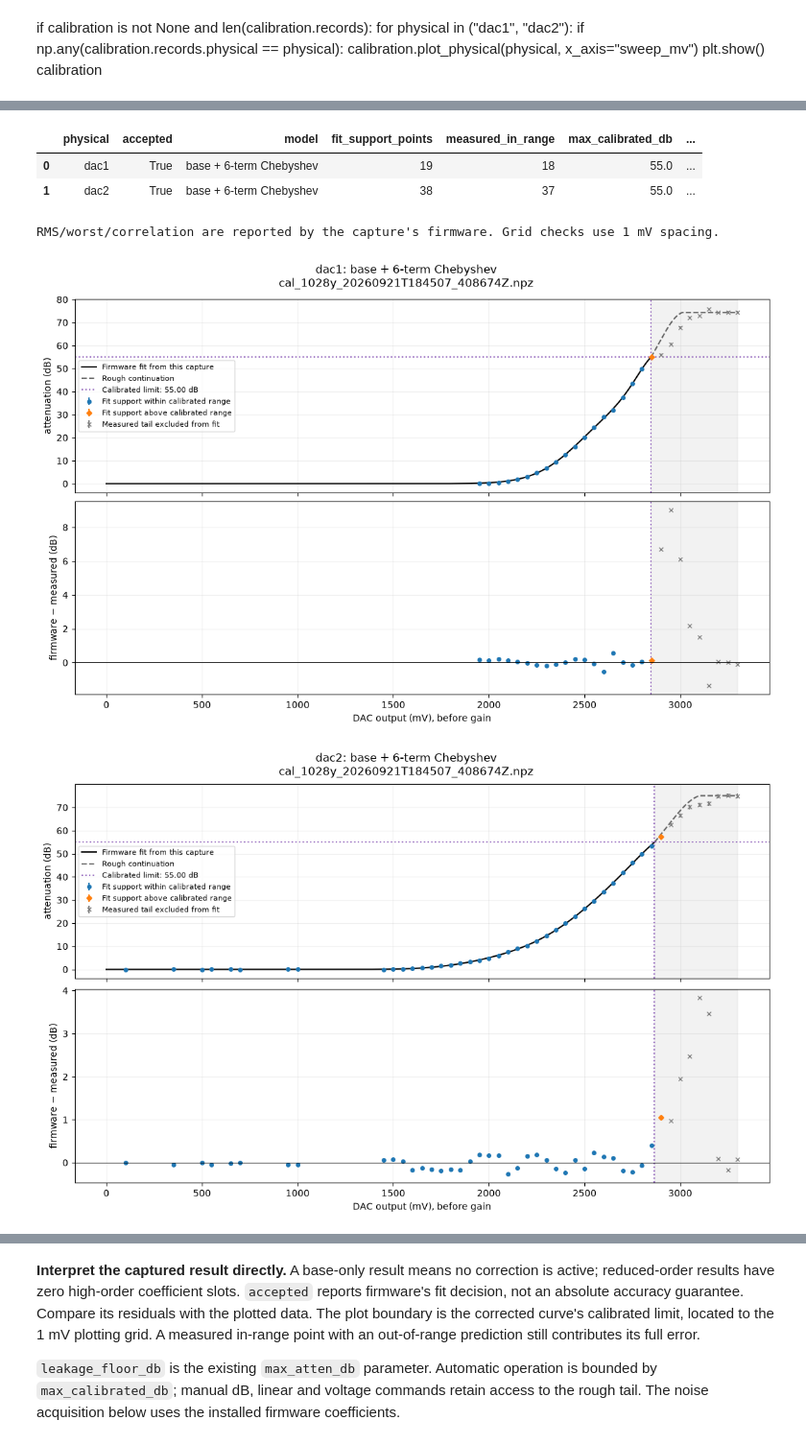
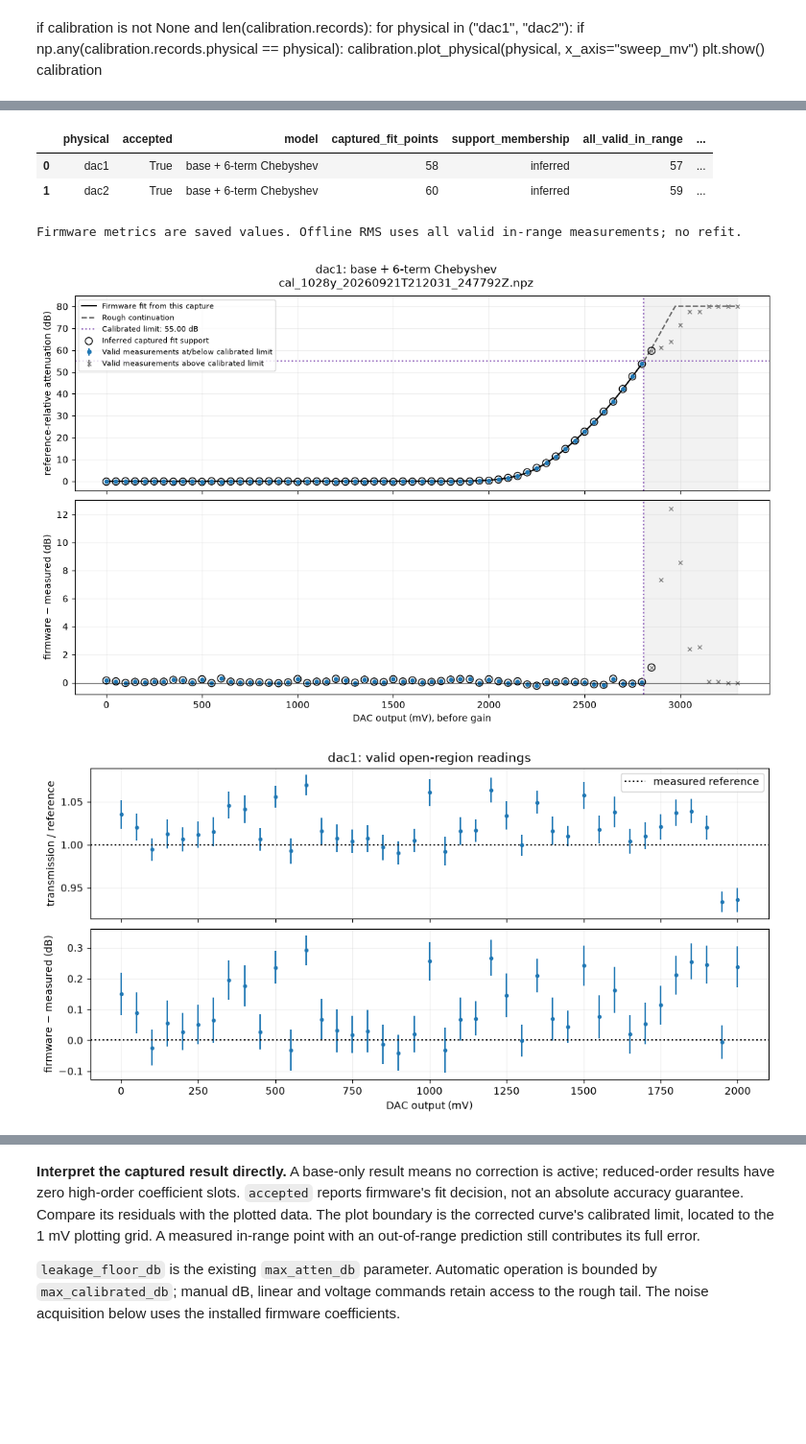
Before and after one commit to COO-Utilities/hispec-tib, a Jupyter notebook: tools/atten_and_tput_cal_and_noise_lab.ipynb, the cells around one changed output, grey strips where cells are left out. Shown at 96% size. Cells and saved outputs as stored; diff of their text form; code cells hidden in the pictures; blank space fills up the shorter version.

```diff
--- a/tools/atten_and_tput_cal_and_noise_lab.ipynb
+++ b/tools/atten_and_tput_cal_and_noise_lab.ipynb
@@ -129,7 +119,6 @@ def setup_snapshot(client):
     """Read experiment context; these queries do not request laser emission."""
     return json_value(dict(utc=datetime.now(timezone.utc).isoformat(), setup=SETUP_NOTES,
         laser=LASER, channel=CHANNEL, output=OUTPUT, fiber=FIBER, flashed_adc_sps=FLASHED_ADC_SPS,
-        static_loss_db=STATIC_LOSS_DB, return_tx=RETURN_TX,
         external_laser_power_mw=EXTERNAL_LASER_POWER_MW,
         status=client.status(), coeff=client.atten_coeff(LASER), atten=client.atten(LASER),
         laser_status=client.laser(LASER), laser_settings=client.laser_settings(LASER),
@@ -154,6 +143,15 @@ def load_calibration(path):
         if "fits" in item:
             item["fits"] = {key: hspcb.AttenuatorFitMetrics(**value) for key, value in item["fits"].items()}
     return hspcb.AttenuatorCalibrationDataset(records, tuple(saved["meta"])), saved["context"]
+
+
+def dark_is_usable(result):
+    """Check captured dark statistics before illumination or offline baseline use; no I/O."""
+    result = json_value(result)
+    window = result.get("dark", {})
+    values = np.array([window.get(key) for key in ("mean_mv", "rms_mv", "min_mv", "max_mv")], dtype=float)
+    return bool(not result.get("pending", False) and np.all(np.isfinite(values))
+                and values[1] >= 0 and values[3] < hspcb.PD_ADC_USABLE_MV)
 # %%
 pcb = hspcb.HispecFibPcb(BROKER, device=DEVICE, connect=True, auto_connect=True)
 # %%
@@ -299,11 +286,13 @@ if RUN_AUTOCAL:
             time.sleep(.25)
             dark = pcb.pd_dark(CHANNEL)
 
+        cal_context["dark"] = json_value(dark)  # Save even a rejected dark in cleanup.
+        if not dark_is_usable(dark):
+            raise RuntimeError("Dark statistics are nonfinite or saturated; inspect detector startup before illumination.")
+
         pd_data = pcb.pd()
         print(f"YJ dark: {pd_data.yj.dark_mv:.3f}±{pd_data.yj.dark_err_mv:.3f} mV\n"
               f"HJ dark: {pd_data.hk.dark_mv:.3f}±{pd_data.hk.dark_err_mv:.3f} mV")
-
-        cal_context["dark"] = json_value(dark)
 
         print(f'Callibrating Atten {LASER}')
         state = pcb.atten_calibrate(LASER, output=OUTPUT, fiber=FIBER, dwell_ms=550, persist=False)
@@ -442,35 +433,38 @@ for physical in ("dac1", "dac2"):
         continue
     gain = float(cal_context.get("coeff", {}).get(physical, {}).get("gain", hspcb.ATTENUATOR_DEFAULT_GAIN))
     firmware = (*firmware[:3], gain, firmware[4], firmware[5])
-    points = derived[(derived.physical == physical) & derived.fit_candidate]
+    points = derived[(derived.physical == physical) & (derived.event == "point")
+                     & (derived.classification == "ok") & np.isfinite(derived.db)]
     support = np.asarray(points.included, dtype=bool)
+    support_known = bool(fit.points and np.sum(support) == fit.points)
     limit = fit.max_calibrated_db
-    # Classify the boundary at firmware measured-dB precision (float32).
-    # The reported firmware metrics remain authoritative.
-    in_range = (support & (np.asarray(points.db, dtype=np.float32) <= np.float32(limit))
+    # Match firmware's measured-dB precision without changing the captured metrics.
+    in_range = (np.asarray(points.db, dtype=np.float32) <= np.float32(limit)
                 if limit is not None else np.zeros(len(points), dtype=bool))
+    residual = hspcb._atten_db_from_coeff(firmware, points.sweep_mv)-points.db
     terms = max((i+1 for i,c in enumerate(firmware[4]) if c != 0), default=0)
     model_name = f"base + {terms}-term Chebyshev" if terms else "base only"
     grid = np.arange(0, hspcb.ATTENUATOR_DRIVE_MAX_MV+1)
     curve = hspcb._atten_db_from_coeff(firmware, grid)
     finite = bool(np.all(np.isfinite(curve)))
-    monotonic = finite and bool(np.all(np.diff(curve) >= -1e-5))
-    nonnegative = finite and bool(np.min(curve) >= 0)
     fit_rows.append(dict(physical=physical, accepted=fit.accepted, model=model_name,
-        fit_support_points=fit.points, measured_in_range=int(np.sum(in_range)),
-        max_calibrated_db=limit, leakage_floor_db=fit.max_atten_db,
-        firmware_rms_db=fit.rms_db, firmware_worst_db=fit.max_abs_db,
-        firmware_correlation=fit.corr, monotonic_grid=monotonic, nonnegative_grid=nonnegative))
+        captured_fit_points=fit.points, support_membership="inferred" if support_known else "unavailable: count mismatch",
+        all_valid_in_range=int(np.sum(in_range)), max_calibrated_db=limit,
+        leakage_floor_db=fit.max_atten_db, firmware_rms_db=fit.rms_db,
+        offline_all_valid_rms_db=float(np.sqrt(np.mean(residual[in_range]**2))) if np.any(in_range) else np.nan,
+        firmware_worst_db=fit.max_abs_db, firmware_correlation=fit.corr,
+        monotonic_grid=finite and bool(np.all(np.diff(curve) >= -1e-5)),
+        nonnegative_grid=finite and bool(np.min(curve) >= 0)))
     firmware_results[physical] = dict(points=points, support=support, in_range=in_range,
-        coefficients=firmware, limit=limit, model_name=model_name)
+        support_known=support_known, coefficients=firmware, limit=limit, model_name=model_name)
 fit_table = pd.DataFrame(fit_rows).round(3)
 display(fit_table.astype(object).where(pd.notna(fit_table), "—"))
-print("RMS/worst/correlation are reported by the capture's firmware. Grid checks use 1 mV spacing.")
+print("Firmware metrics are saved values. Offline RMS uses all valid in-range measurements; no refit.")
 # %% [output]
-|  | physical | accepted | model | fit_support_points | measured_in_range | max_calibrated_db | ... |
-| 0 | dac1 | True | base + 6-term Chebyshev | 19 | 18 | 55.0 | ... |
-| 1 | dac2 | True | base + 6-term Chebyshev | 38 | 37 | 55.0 | ... |
+|  | physical | accepted | model | captured_fit_points | support_membership | all_valid_in_range | ... |
+| 0 | dac1 | True | base + 6-term Chebyshev | 58 | inferred | 57 | ... |
+| 1 | dac2 | True | base + 6-term Chebyshev | 60 | inferred | 59 | ... |
-RMS/worst/correlation are reported by the capture's firmware. Grid checks use 1 mV spacing.
+Firmware metrics are saved values. Offline RMS uses all valid in-range measurements; no refit.
 # %%
 for physical, result in firmware_results.items():
     points, firmware = result["points"], result["coefficients"]
@@ -481,36 +475,53 @@ for physical, result in firmware_results.items():
     if limit is not None:
         crossing = np.flatnonzero(curve >= limit)
         if len(crossing):
             k = int(crossing[0])
             boundary_mv = float(np.interp(limit, curve[max(0,k-1):k+1], grid[max(0,k-1):k+1]))
             grid = np.unique(np.r_[grid, boundary_mv])
             curve = hspcb._atten_db_from_coeff(firmware, grid)
     fig, axes = plt.subplots(2, 1, figsize=(11, 7), sharex=True, layout="constrained")
     inside = grid <= boundary_mv if boundary_mv is not None else np.ones(len(grid), dtype=bool)
     axes[0].plot(grid[inside], curve[inside], color="black", label="Firmware fit from this capture")
     if boundary_mv is not None:
         outside = grid >= boundary_mv
         axes[0].plot(grid[outside], curve[outside], "--", color="black", alpha=.6, label="Rough continuation")
         axes[0].axhline(limit, color="tab:purple", ls=":", label=f"Calibrated limit: {limit:.2f} dB")
         for ax in axes:
             ax.axvline(boundary_mv, color="tab:purple", ls=":")
             ax.axvspan(boundary_mv, grid[-1], color="gray", alpha=.1)
     residual = hspcb._atten_db_from_coeff(firmware, points.sweep_mv)-points.db
     for mask, marker, color, label in [
-        (in_range, "o", "tab:blue", "Fit support within calibrated range"),
-        (support & ~in_range, "D", "tab:orange", "Fit support above calibrated range"),
-        (~support, "x", "gray", "Measured tail excluded from fit")]:
+        (in_range, "o", "tab:blue", "Valid measurements at/below calibrated limit"),
+        (~in_range, "x", "gray", "Valid measurements above calibrated limit")]:
         if not np.any(mask):
             continue
         axes[0].errorbar(points.sweep_mv[mask], points.db[mask], yerr=points.db_err[mask],
                          fmt=marker, color=color, markersize=4, label=label)
         axes[1].plot(points.sweep_mv[mask], residual[mask], marker, color=color, markersize=4)
-    axes[0].set(ylabel="attenuation (dB)")
+    if result["support_known"]:
+        for ax, y in zip(axes, (points.db, residual)):
+            ax.scatter(points.sweep_mv[support], y[support], s=60, facecolors="none",
+                       edgecolors="black", label="Inferred captured fit support")
+    else:
+        axes[1].text(.02, .04, "Captured support unavailable: point counts disagree.", transform=axes[1].transAxes)
+    axes[0].set(ylabel="reference-relative attenuation (dB)")
     axes[0].legend(fontsize=8)
     axes[1].axhline(0, color="black", lw=.7)
     axes[1].set(xlabel="DAC output (mV), before gain", ylabel="firmware − measured (dB)")
     fig.suptitle(f"{physical}: {result['model_name']}\n{FIT_ARCHIVE.name}")
     plt.show()
+
+    # Zoom the open region so the full-range dB axis cannot hide reference offsets.
+    early = points.sweep_mv <= 2000
+    fig, axes = plt.subplots(2, 1, sharex=True, figsize=(10, 5), layout="constrained")
+    axes[0].errorbar(points.sweep_mv[early], points.tx[early], yerr=points.tx_err[early], fmt=".")
+    axes[0].axhline(1, color="black", ls=":", label="measured reference")
+    axes[0].set(ylabel="transmission / reference", title=f"{physical}: valid open-region readings")
+    axes[0].legend()
+    axes[1].errorbar(points.sweep_mv[early], residual[early], yerr=points.db_err[early], fmt=".")
+    axes[1].axhline(0, color="black", ls=":")
+    axes[1].set(xlabel="DAC output (mV)", ylabel="firmware − measured (dB)")
+    plt.show()
 # %% [output]
-[figure, old version]
+[figure, new version]
-[figure, old version]
+[figure, new version]
```
Also changed, not shown: parts of 27 cells of this notebook, 1 other file.
